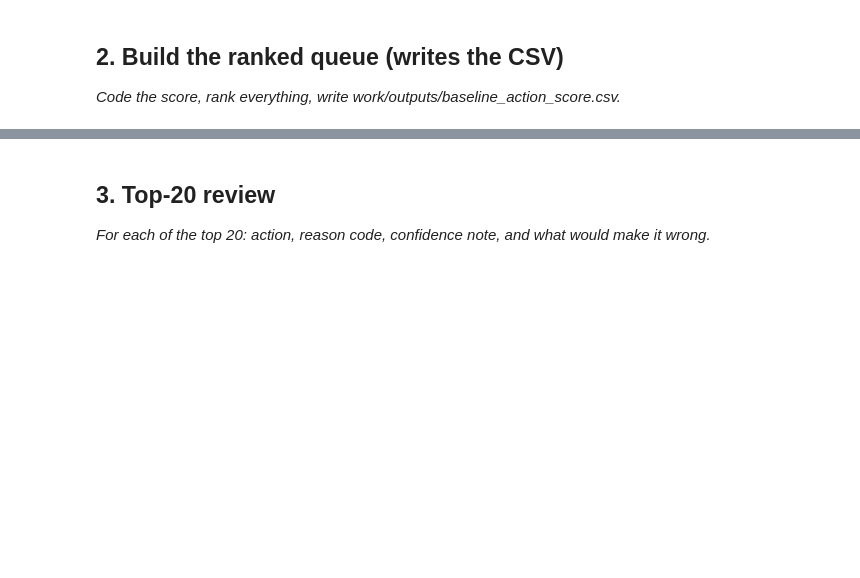
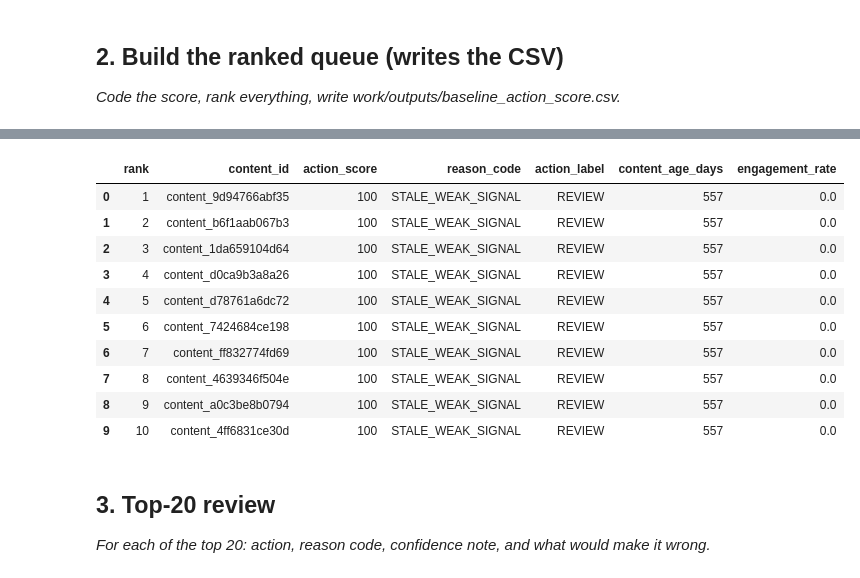
Before and after one commit to AzizullahMemonAi/FlyRank-ML-Assignments, a Jupyter notebook: work/notebooks/w04_baseline_score.ipynb, the cells around one changed output, grey strips where cells are left out. Cells and saved outputs as stored; diff of their text form; code cells hidden in the pictures; blank space fills up the shorter version.

Commit message:
Created using Colab Complete assignment WEEK #4

```diff
--- a/work/notebooks/w04_baseline_score.ipynb
+++ b/work/notebooks/w04_baseline_score.ipynb
@@ -22,0 +37,80 @@ This skeleton is yours to fill. Work the sections **in order** — each one has
+# %%
+from google.colab import drive
+drive.mount('/content/drive')
+
+import pandas as pd
+
+file_path = "/content/drive/MyDrive/FlyRank Dataset/content_refresh_anonymized.csv"
+
+df = pd.read_csv(file_path)
+
+import pandas as pd
+from pathlib import Path
+
+queue = df.copy()
+
+age_threshold = queue["content_age_days"].quantile(0.75)
+engagement_threshold = queue["engagement_rate"].quantile(0.25)
+
+print("Age threshold:", round(age_threshold, 2))
+print("Engagement threshold:", round(engagement_threshold, 3))
+
+queue["is_stale"] = queue["content_age_days"] >= age_threshold
+queue["is_weak_engagement"] = queue["engagement_rate"] <= engagement_threshold
+
+queue["action_score"] = (
+    queue["is_stale"].astype(int) * 50
+    + queue["is_weak_engagement"].astype(int) * 50
+)
+
+queue["reason_code"] = "NONE"
+
+queue.loc[
+    queue["is_stale"] & queue["is_weak_engagement"],
+    "reason_code"
+] = "STALE_WEAK_SIGNAL"
+
+queue["action_label"] = "MONITOR"
+
+queue.loc[
+    queue["reason_code"] == "STALE_WEAK_SIGNAL",
+    "action_label"
+] = "REVIEW"
+
+queue = queue.sort_values(
+    by=["action_score", "content_age_days"],
+    ascending=[False, False]
+).reset_index(drop=True)
+
+queue["rank"] = range(1, len(queue) + 1)
+
+output_columns = [
+    "rank",
+    "content_id",
+    "action_score",
+    "reason_code",
+    "action_label",
+    "content_age_days",
+    "engagement_rate"
+]
+
+baseline_queue = queue[output_columns].copy()
+
+output_dir = Path("work/outputs")
+output_dir.mkdir(parents=True, exist_ok=True)
+
+output_path = output_dir / "baseline_action_score.csv"
+
+baseline_queue.to_csv(output_path, index=False)
+
+print("\nCSV written to:")
+print(output_path)
+
+print("\nTotal ranked rows:", len(baseline_queue))
+
+print("\nPages marked REVIEW:")
+print((baseline_queue["action_label"] == "REVIEW").sum())
+
+print("\nTop 10:")
+display(baseline_queue.head(10))
+# %% [output]
@@ -23,3 +130,14 @@ This skeleton is yours to fill. Work the sections **in order** — each one has
+|  | rank | content_id | action_score | reason_code | action_label | content_age_days | engagement_rate |
+| 0 | 1 | content_9d94766abf35 | 100 | STALE_WEAK_SIGNAL | REVIEW | 557 | 0.0 |
+| 1 | 2 | content_b6f1aab067b3 | 100 | STALE_WEAK_SIGNAL | REVIEW | 557 | 0.0 |
+| 2 | 3 | content_1da659104d64 | 100 | STALE_WEAK_SIGNAL | REVIEW | 557 | 0.0 |
+| 3 | 4 | content_d0ca9b3a8a26 | 100 | STALE_WEAK_SIGNAL | REVIEW | 557 | 0.0 |
+| 4 | 5 | content_d78761a6dc72 | 100 | STALE_WEAK_SIGNAL | REVIEW | 557 | 0.0 |
+| 5 | 6 | content_7424684ce198 | 100 | STALE_WEAK_SIGNAL | REVIEW | 557 | 0.0 |
+| 6 | 7 | content_ff832774fd69 | 100 | STALE_WEAK_SIGNAL | REVIEW | 557 | 0.0 |
+| 7 | 8 | content_4639346f504e | 100 | STALE_WEAK_SIGNAL | REVIEW | 557 | 0.0 |
+| 8 | 9 | content_a0c3be8b0794 | 100 | STALE_WEAK_SIGNAL | REVIEW | 557 | 0.0 |
+| 9 | 10 | content_4ff6831ce30d | 100 | STALE_WEAK_SIGNAL | REVIEW | 557 | 0.0 |
 # %% [markdown]
 ## 3. Top-20 review
 
```
Also changed, not shown: parts of 12 cells of this notebook.
